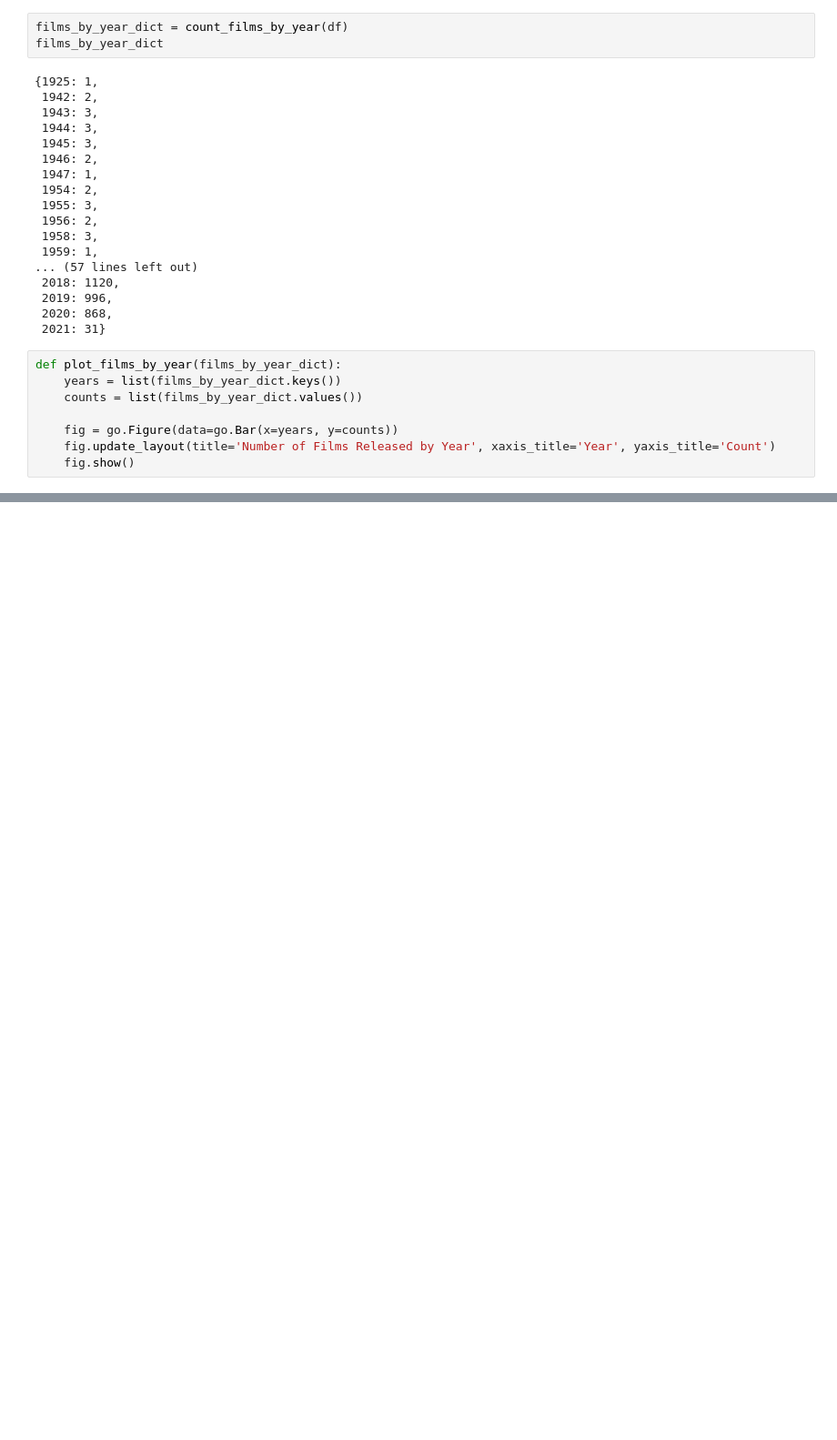
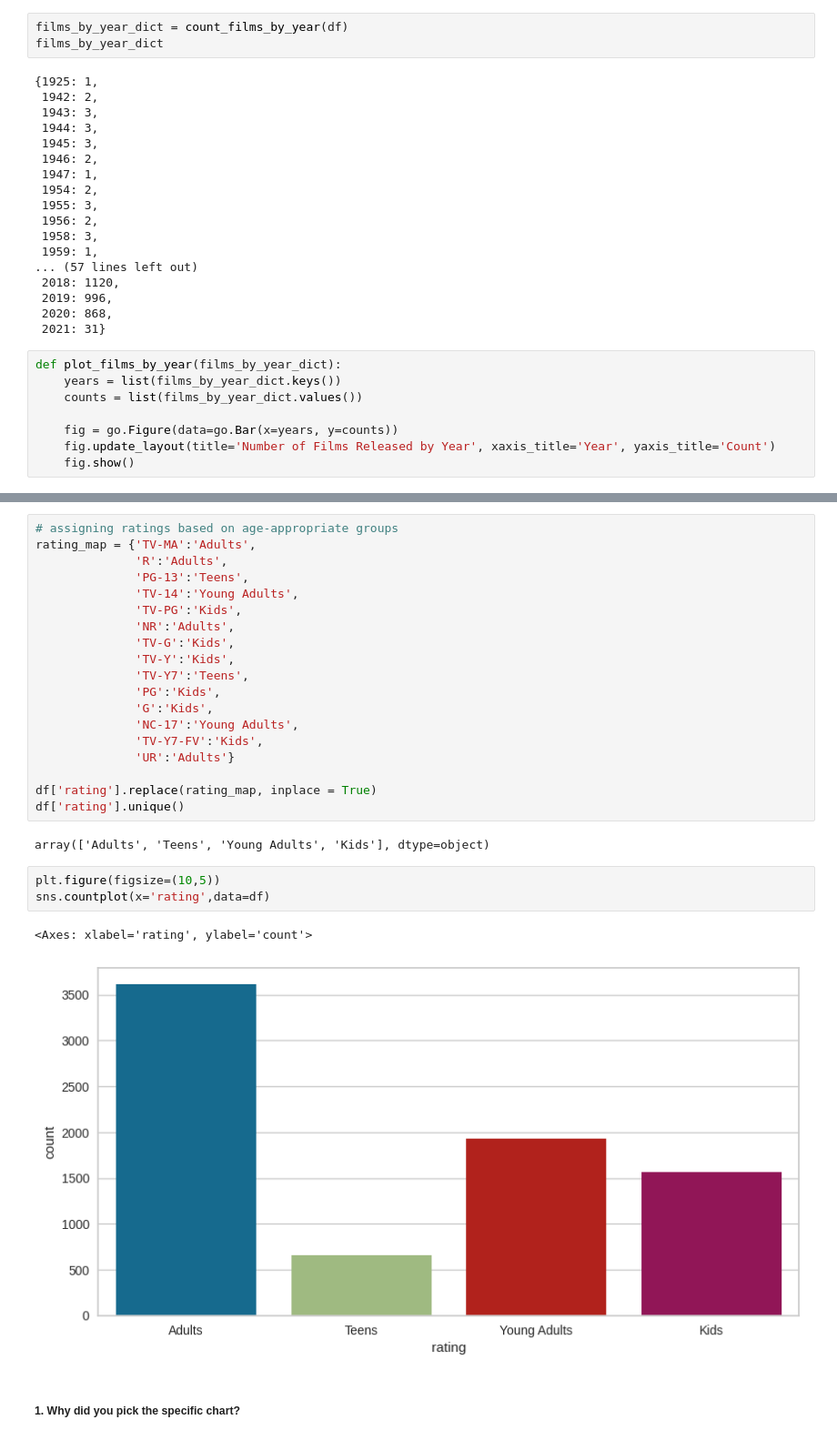
Before and after one commit to waghpallavi/Netflix-movies-and-TV-shows-clustering, a Jupyter notebook: Netflix_movies_and_TV_shows_clustering.ipynb, the cells around one changed output, grey strips where cells are left out. Shown at 91% size. Saved outputs shown, nothing was run; the diff lists cells and outputs as text; blank space fills up the shorter version.

```diff
--- a/Netflix_movies_and_TV_shows_clustering.ipynb
+++ b/Netflix_movies_and_TV_shows_clustering.ipynb
@@ -758,0 +871,29 @@ plot_films_by_year(films_by_year_dict)
+# %%
+# assigning ratings based on age-appropriate groups
+rating_map = {'TV-MA':'Adults',
+              'R':'Adults',
+              'PG-13':'Teens',
+              'TV-14':'Young Adults',
+              'TV-PG':'Kids',
+              'NR':'Adults',
+              'TV-G':'Kids',
+              'TV-Y':'Kids',
+              'TV-Y7':'Teens',
+              'PG':'Kids',
+              'G':'Kids',
+              'NC-17':'Young Adults',
+              'TV-Y7-FV':'Kids',
+              'UR':'Adults'}
+
+df['rating'].replace(rating_map, inplace = True)
+df['rating'].unique()
+# %% [output]
+array(['Adults', 'Teens', 'Young Adults', 'Kids'], dtype=object)
+# %%
+plt.figure(figsize=(10,5))
+sns.countplot(x='rating',data=df)
+# %% [output]
+<Axes: xlabel='rating', ylabel='count'>
+[figure, added]
+# %% [markdown]
+##### 1. Why did you pick the specific chart?
```
Also changed, not shown: parts of 73 cells of this notebook.
